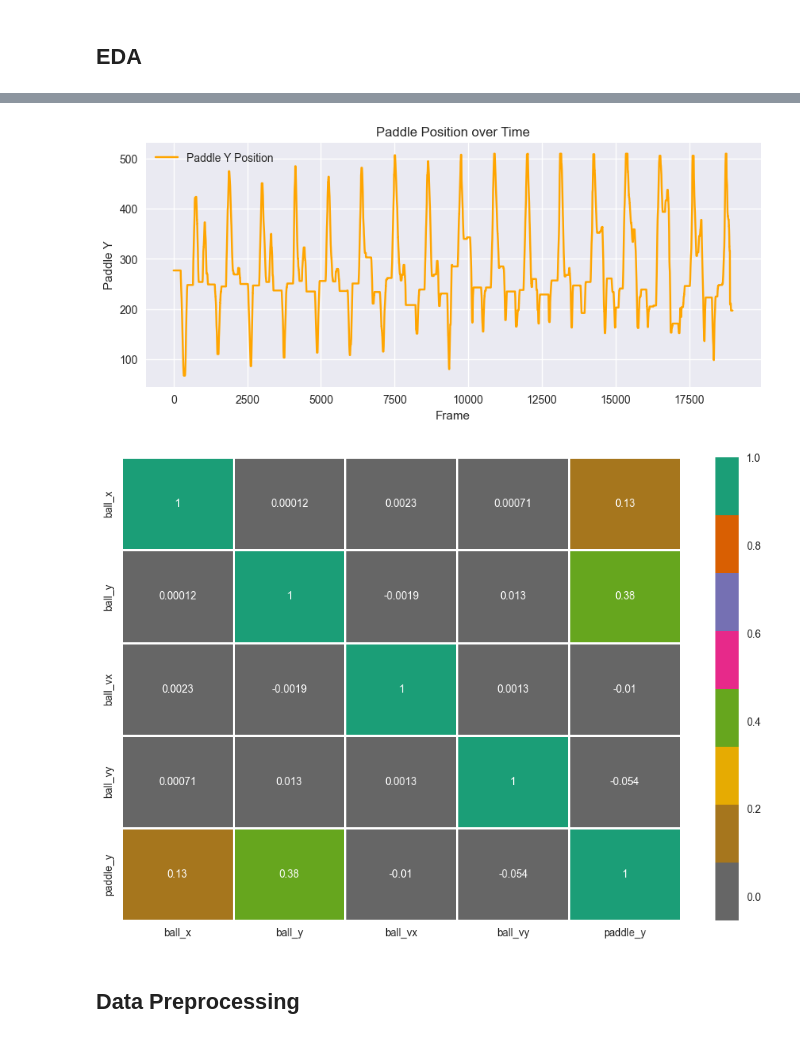
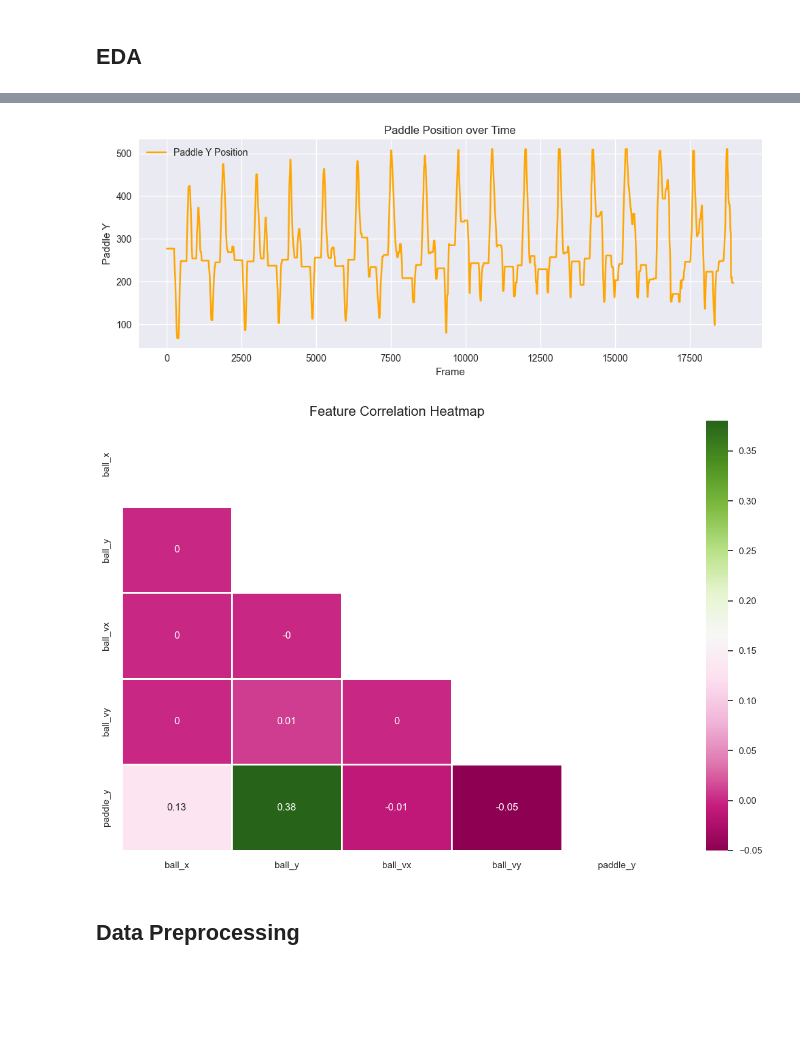
Before and after one commit to mgmytrasiewicz/pygame-pong-v2, a Jupyter notebook: ml-pong.ipynb, the cells around one changed output, grey strips where cells are left out. Cells and saved outputs as stored; diff of their text form; code cells hidden in the pictures; blank space fills up the shorter version.

```diff
--- a/ml-pong.ipynb
+++ b/ml-pong.ipynb
@@ -26,18 +37,32 @@ plt.show()
 # %%
 # Plot paddle position over time
-plt.figure(figsize=(10, 4))
-plt.plot(df['paddle_y'], label='Paddle Y Position', color='orange')
-plt.title('Paddle Position over Time')
-plt.xlabel('Frame')
-plt.ylabel('Paddle Y')
-plt.grid(True)
-plt.legend()
+
+fig, ax = plt.subplots(figsize=(10, 4))
+
+# Plot paddle position
+ax.plot(df['paddle_y'], label='Paddle Y Position', color='orange')
+
+# Labels and styling
+ax.set_title('Paddle Position over Time')
+ax.set_xlabel('Frame')
+ax.set_ylabel('Paddle Y')
+ax.grid(True)
+ax.legend()
+
+plt.tight_layout()
 plt.show()
 # %% [output]
-[figure, old version]
+[figure, new version]
 # %%
-plt.figure(figsize=(12,8))
-sns.heatmap(df.corr(), annot=True, cmap='Dark2_r', linewidths = 2)
+# Correlation heatmap
+sns.set_theme(style="white")
+corr = df.corr().round(2)
+mask = np.triu(np.ones_like(corr, dtype=bool))
+
+plt.figure(figsize=(12, 8))
+sns.heatmap(corr, annot=True, cmap='PiYG', linewidths=2, mask=mask)
+plt.title('Feature Correlation Heatmap', fontsize=16)
+plt.tight_layout()
 plt.show()
 # %% [output]
-[figure, old version]
+[figure, new version]
```
Also changed, not shown: parts of 10 cells of this notebook.
